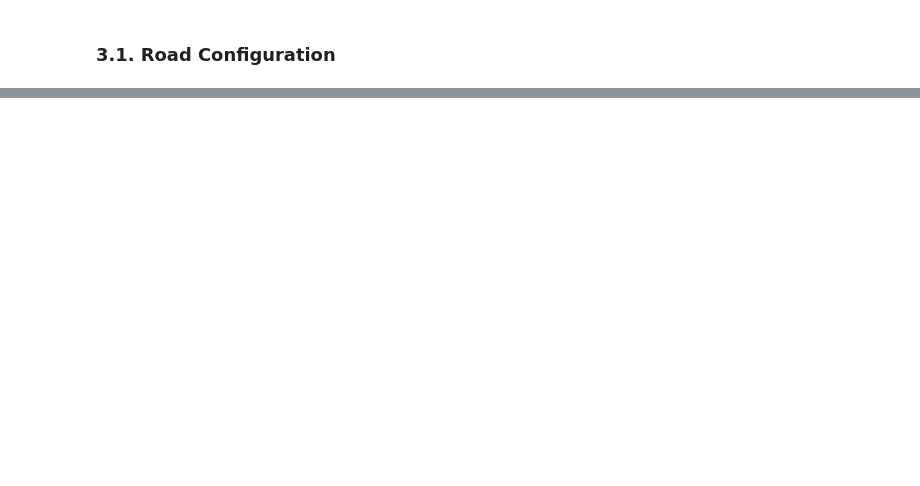
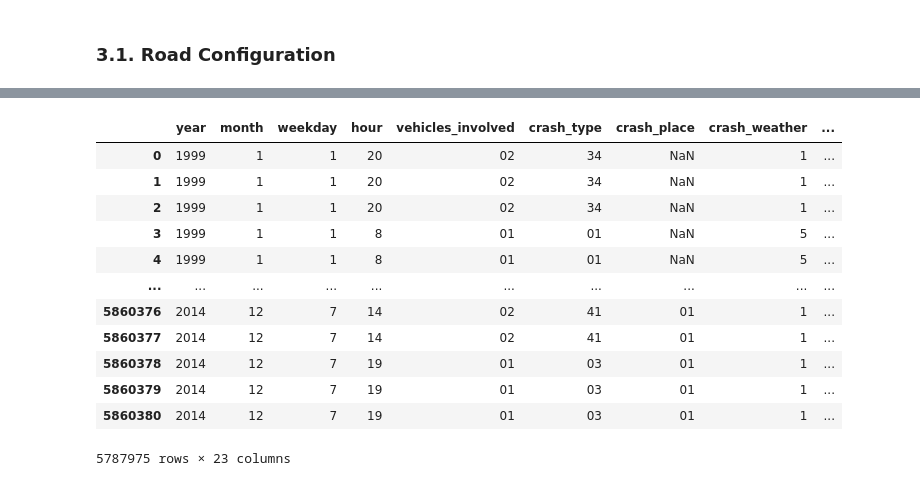
Before and after one commit to AMM53/Accidents-Prediction, a Jupyter notebook: notebooks/DescriptiveAnalysis.ipynb, the cells around one changed output, grey strips where cells are left out. Saved outputs shown, nothing was run; the diff lists cells and outputs as text; code cells hidden in the pictures; blank space fills up the shorter version.

```diff
--- a/notebooks/DescriptiveAnalysis.ipynb
+++ b/notebooks/DescriptiveAnalysis.ipynb
@@ -420,0 +505,16 @@ plt.xticks(np.arange(0,11),place_type,rotation=45, size='small' );
+# %%
+df
+# %% [output]
+|  | year | month | weekday | hour | vehicles_involved | crash_type | crash_place | crash_weather | ... |
+| 0 | 1999 | 1 | 1 | 20 | 02 | 34 | NaN | 1 | ... |
+| 1 | 1999 | 1 | 1 | 20 | 02 | 34 | NaN | 1 | ... |
+| 2 | 1999 | 1 | 1 | 20 | 02 | 34 | NaN | 1 | ... |
+| 3 | 1999 | 1 | 1 | 8 | 01 | 01 | NaN | 5 | ... |
+| 4 | 1999 | 1 | 1 | 8 | 01 | 01 | NaN | 5 | ... |
+| ... | ... | ... | ... | ... | ... | ... | ... | ... | ... |
+| 5860376 | 2014 | 12 | 7 | 14 | 02 | 41 | 01 | 1 | ... |
+| 5860377 | 2014 | 12 | 7 | 14 | 02 | 41 | 01 | 1 | ... |
+| 5860378 | 2014 | 12 | 7 | 19 | 01 | 03 | 01 | 1 | ... |
+| 5860379 | 2014 | 12 | 7 | 19 | 01 | 03 | 01 | 1 | ... |
+| 5860380 | 2014 | 12 | 7 | 19 | 01 | 03 | 01 | 1 | ... |
+5787975 rows × 23 columns
```
Also changed, not shown: parts of 30 cells of this notebook.
